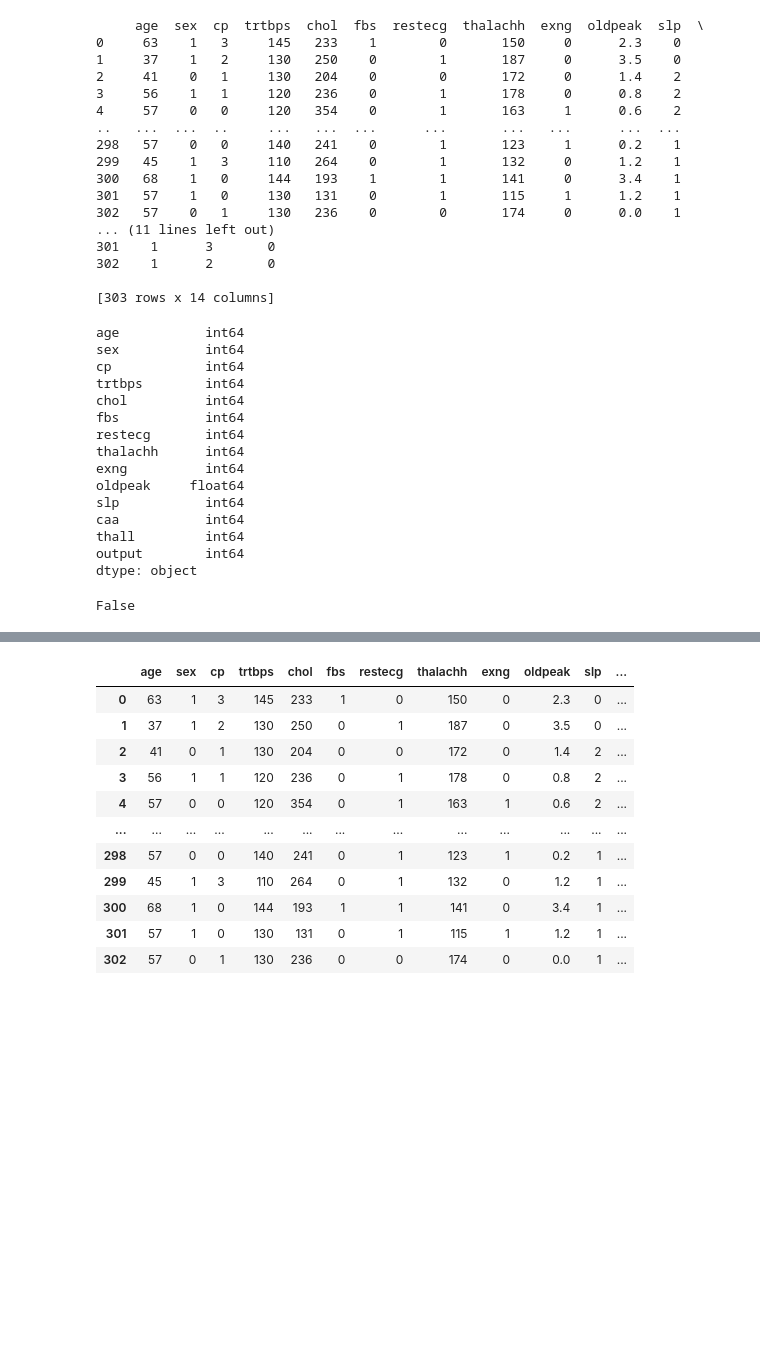
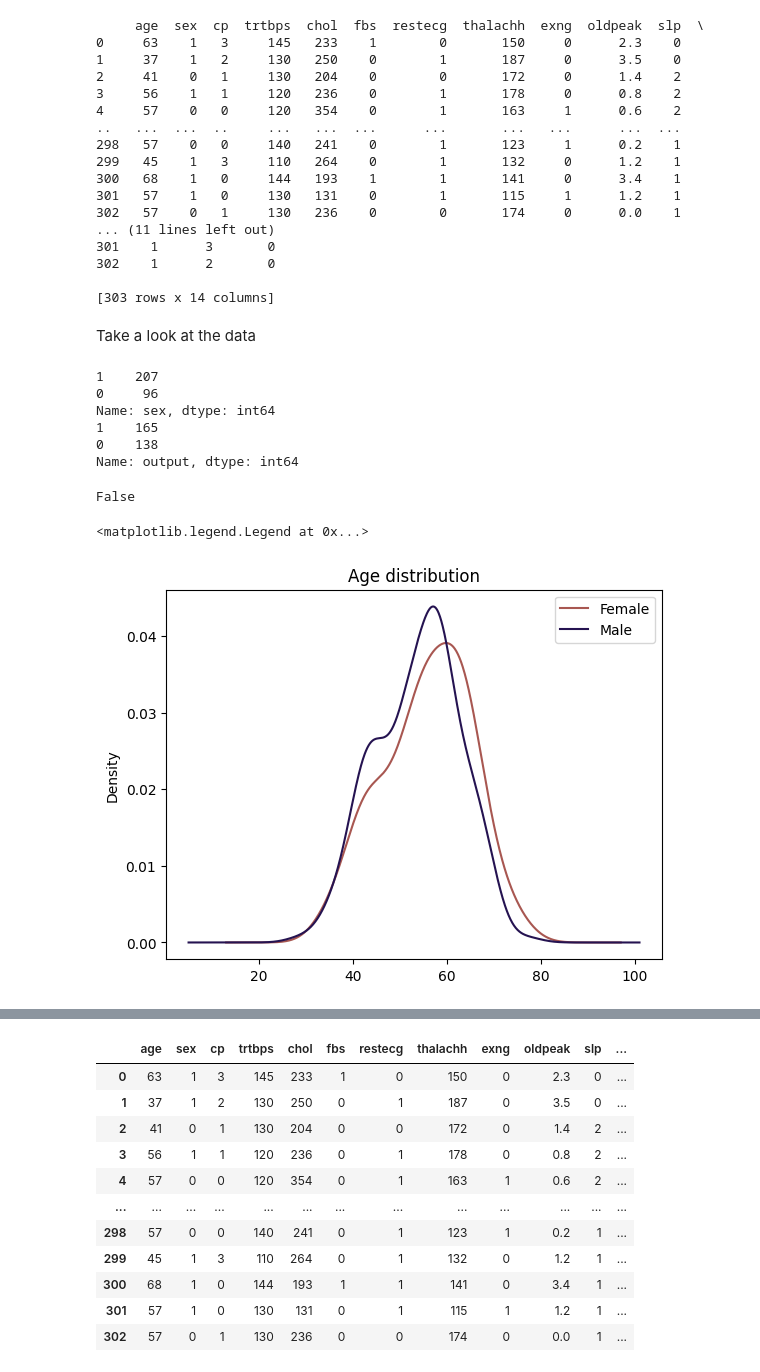
Before and after one commit to GacildaAnne/DatascienceExam, a Jupyter notebook: ExamVS.ipynb, the cells around one changed output, grey strips where cells are left out. Drawn from its saved outputs; the diff is of its cells as text; code cells hidden in the pictures; blank space fills up the shorter version.

Commit message:
added plots

```diff
--- a/ExamVS.ipynb
+++ b/ExamVS.ipynb
@@ -51,26 +51,28 @@ print(DF)
 302    1      2       0
 
 [303 rows x 14 columns]
-# %%
-DF.dtypes
-# %% [output]
-age           int64
-sex           int64
-cp            int64
-trtbps        int64
-chol          int64
-fbs           int64
-restecg       int64
-thalachh      int64
-exng          int64
-oldpeak     float64
-slp           int64
-caa           int64
-thall         int64
-output        int64
-dtype: object
+# %% [markdown]
+Take a look at the data
+# %%
+print(DF["sex"].value_counts())
+print(DF["output"].value_counts())
+# %% [output]
+1    207
+0     96
+Name: sex, dtype: int64
+1    165
+0    138
+Name: output, dtype: int64
 # %%
 # Checking if there are any NAs
 DF.isnull().values.any()
 # %% [output]
 False
+# %%
+
+DF.groupby('sex').age.plot(kind='kde' ,style= {'1':'#251351', '0':'#A85751'})
+plt.title("Age distribution")
+plt.legend(["Female", "Male"])
+# %% [output]
+<matplotlib.legend.Legend at 0x...>
+[figure, added]
```
Also changed, not shown: parts of 2 cells of this notebook.
